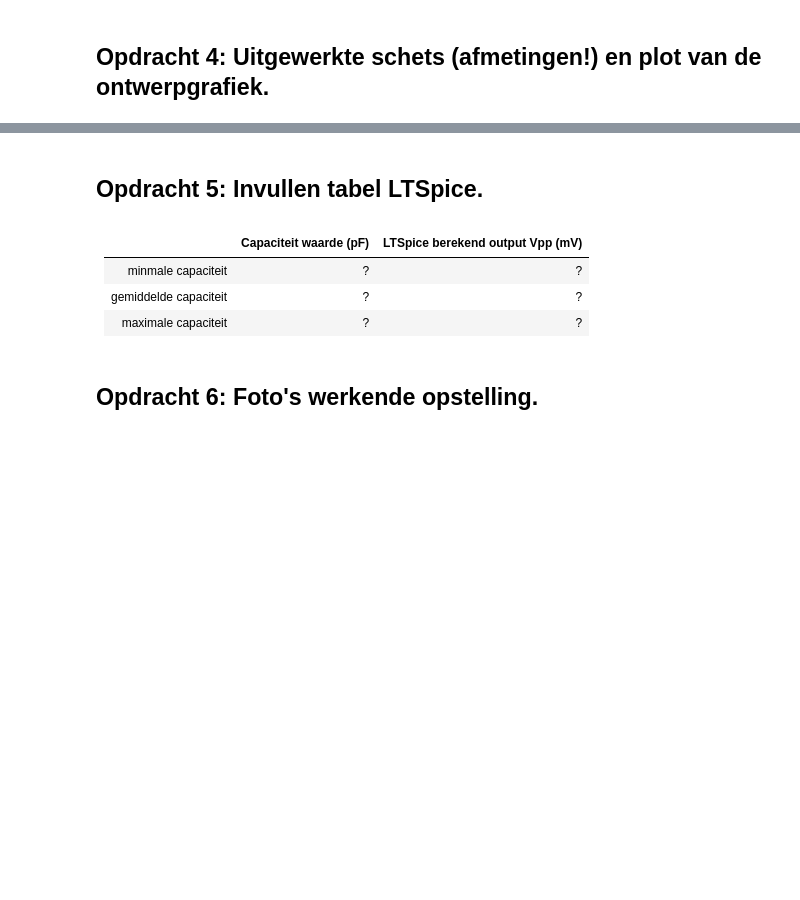
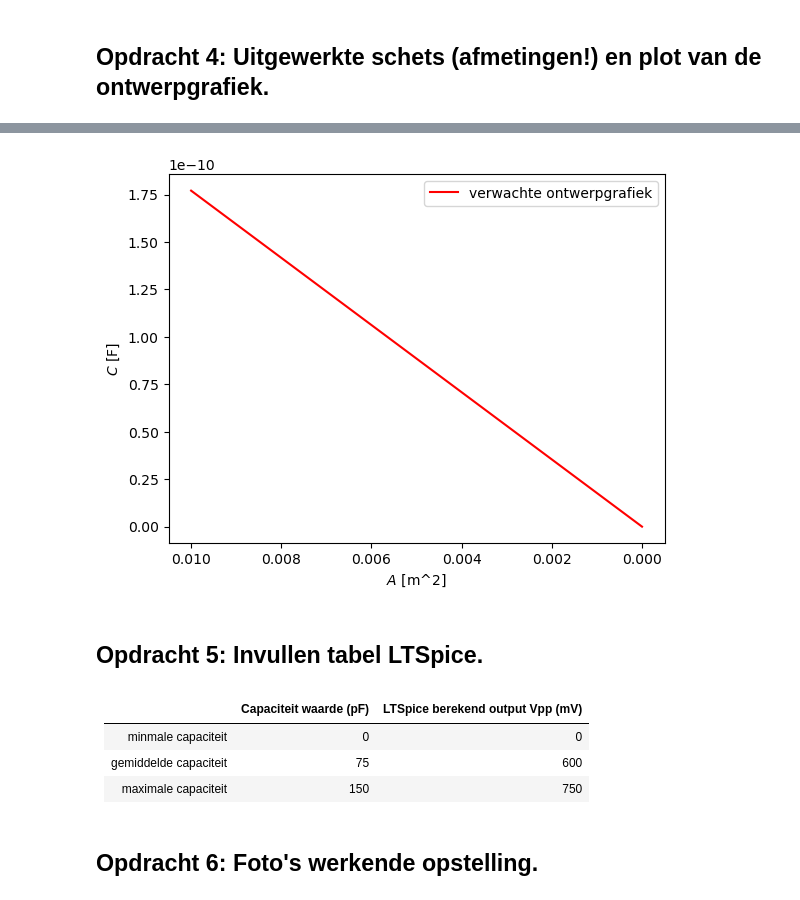
Before and after one commit to emmajuledrent/opdrachten-DEF-D, a Jupyter notebook: FysiekeOntwerpopdrachten/2OntwerpEenSensorCondensator/DEFOntwerpopdracht2OntwerpEenSensorInvulTemplate.ipynb, the cells around one changed output, grey strips where cells are left out. Cells and saved outputs as stored; diff of their text form; code cells hidden in the pictures; blank space fills up the shorter version.

```diff
--- a/FysiekeOntwerpopdrachten/2OntwerpEenSensorCondensator/DEFOntwerpopdracht2OntwerpEenSensorInvulTemplate.ipynb
+++ b/FysiekeOntwerpopdrachten/2OntwerpEenSensorCondensator/DEFOntwerpopdracht2OntwerpEenSensorInvulTemplate.ipynb
@@ -96,11 +95,26 @@ Pas deze tekst aan: Wij gaan een sensor maken die X meet.
+# %%
+# Plot hier de verwachte ontwerpgrafiek van jullie sensoren.
+
+A_var = np.linspace(0.01,0,1000) # (m^2) afnemend oppervlakte van 0.01 naar 0.
+
+# Figuur plotten:
+plt.figure()
+plt.plot(A_var, vlakkeplaat(epsilonr_karton,A_var,d), "r-", label = "verwachte ontwerpgrafiek")
+plt.xlabel("$A$ [m^2]")
+plt.ylabel("$C$ [F]")
+plt.legend()
+plt.gca().invert_xaxis()
+plt.show()
+# %% [output]
+[figure, added]
 # %% [markdown]
 ## Opdracht 5: Invullen tabel LTSpice.
 # %% [markdown]
 |         | Capaciteit waarde (pF)  | LTSpice berekend output Vpp (mV)|
 |-------------|-------------:|-------------:|
-| minmale capaciteit| ? |? |
-| gemiddelde capaciteit| ? |? |
-| maximale capaciteit| ? |? |
+| minmale capaciteit| 0 | 0 |
+| gemiddelde capaciteit| 75 | 600 |
+| maximale capaciteit| 150 | 750 |
 # %% [markdown]
 ## Opdracht 6: Foto's werkende opstelling.
 # %% [markdown]
```
Also changed, not shown: parts of 30 cells of this notebook, 6 other files.
